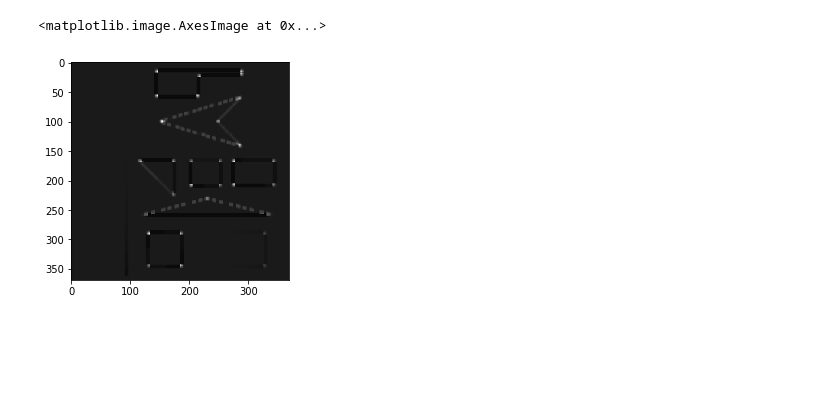
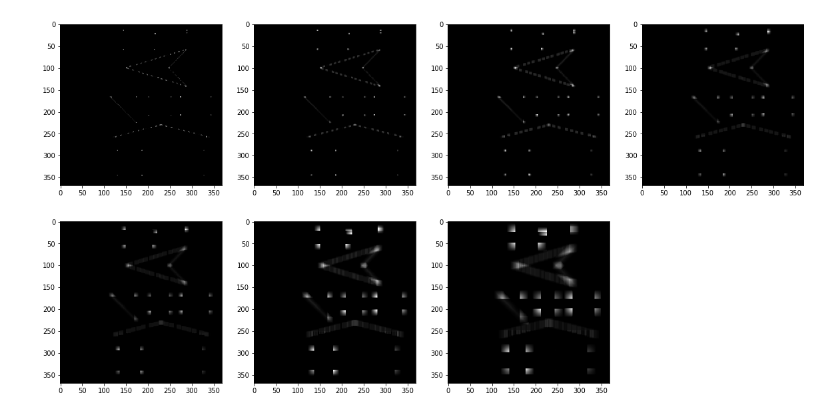
Before and after one commit to happyhyowon/assignment, a Jupyter notebook: vision/assignment2/corners.ipynb, the cells around one changed output. Cells and saved outputs as stored; diff of their text form; code cells hidden in the pictures; blank space fills up the shorter version.

```diff
--- a/vision/assignment2/corners.ipynb
+++ b/vision/assignment2/corners.ipynb
@@ -55,6 +55,10 @@ def cornerDetect(img, winSize=7, type=0):
         winSize = total size of window for summation in pixels,
         type = {0 - Eigenvalue, 1 - Harris}
     """
+    # empirical constant(k = 0.04 ~ 0.06)
+    k = 0.04
+    thd = 10000
+
     # create empty matrix for result
     result = np.zeros_like(img)
 
@@ -62,13 +66,13 @@ def cornerDetect(img, winSize=7, type=0):
     width, height = img.shape
 
     # compute derivatives using sobel kernel
-    I_x = grad_x(img)
-    I_y = grad_y(img)
+    dx = grad_x(img)
+    dy = grad_y(img)
 
     # For each pixel in img, determine second moment matrix H summed up over the window
-    Ixx = I_x ** 2
-    Ixy = I_y * I_x
-    Iyy = I_y ** 2
+    Ixx = dx ** 2
+    Ixy = dy * dx
+    Iyy = dy ** 2
 
     # Create matrix for saving second moment
     Sxx = np.zeros_like(Ixx)
@@ -96,16 +100,26 @@ def cornerDetect(img, winSize=7, type=0):
     elif type==1:
         det = (Sxx * Syy) - (Sxy**2)
         trace = Sxx + Syy
-        r = det - 0.04*(trace**2)
+        r = det - k*(trace**2)
         result = r
+        result[result < thd] = 0
+        #result[result > 255] = 255
 
     return result
 # %%
 # read image
 img = mpl.image.imread("img74.gif")
 img = rgb2gray(img)
-result = cornerDetect(img, winSize=7, type=1)
-plt.imshow(result, cmap='gray')
+
+# plot
+fig = plt.figure(figsize= (20,10))
+imlen = [3,5,7,9,11,15,21]
+num = 0
+for i in imlen :
+    k = num + 1
+    result = cornerDetect(img, winSize=i, type=1)
+    ax = fig.add_subplot(2, 4, k)
+    ax.imshow(result, cmap='gray')
+    num = num + 1
 # %% [output]
-<matplotlib.image.AxesImage at 0x...>
-[figure, old version]
+[figure, new version]
```
